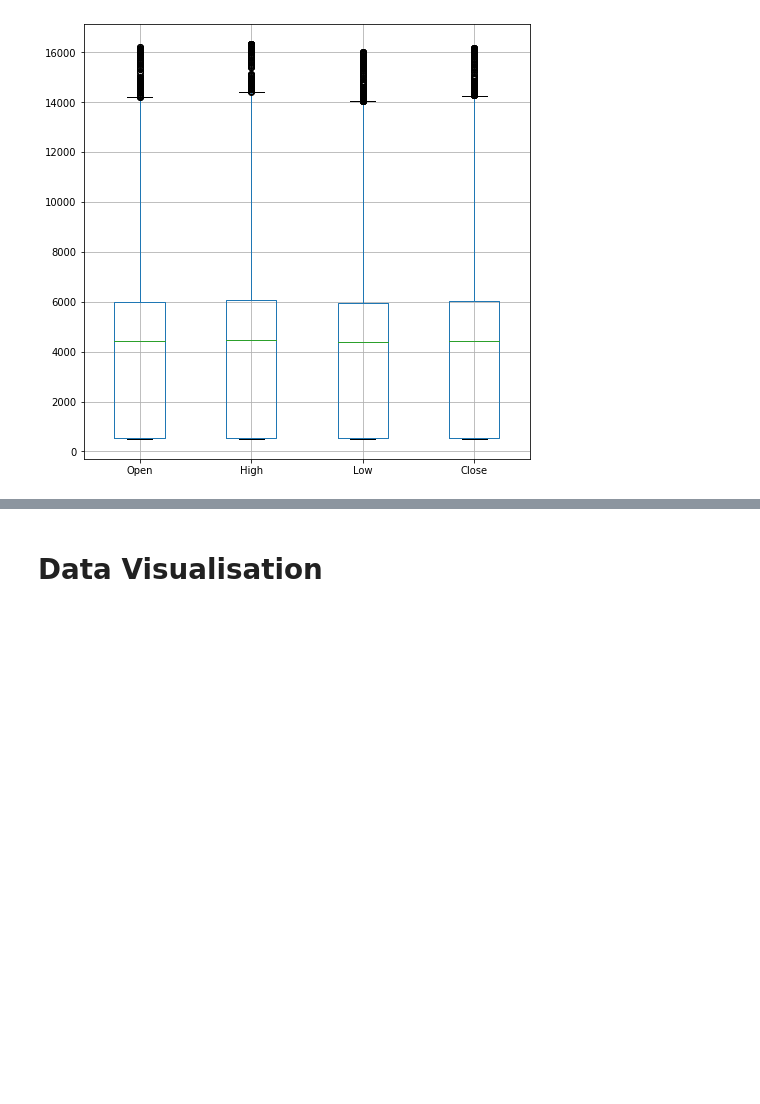
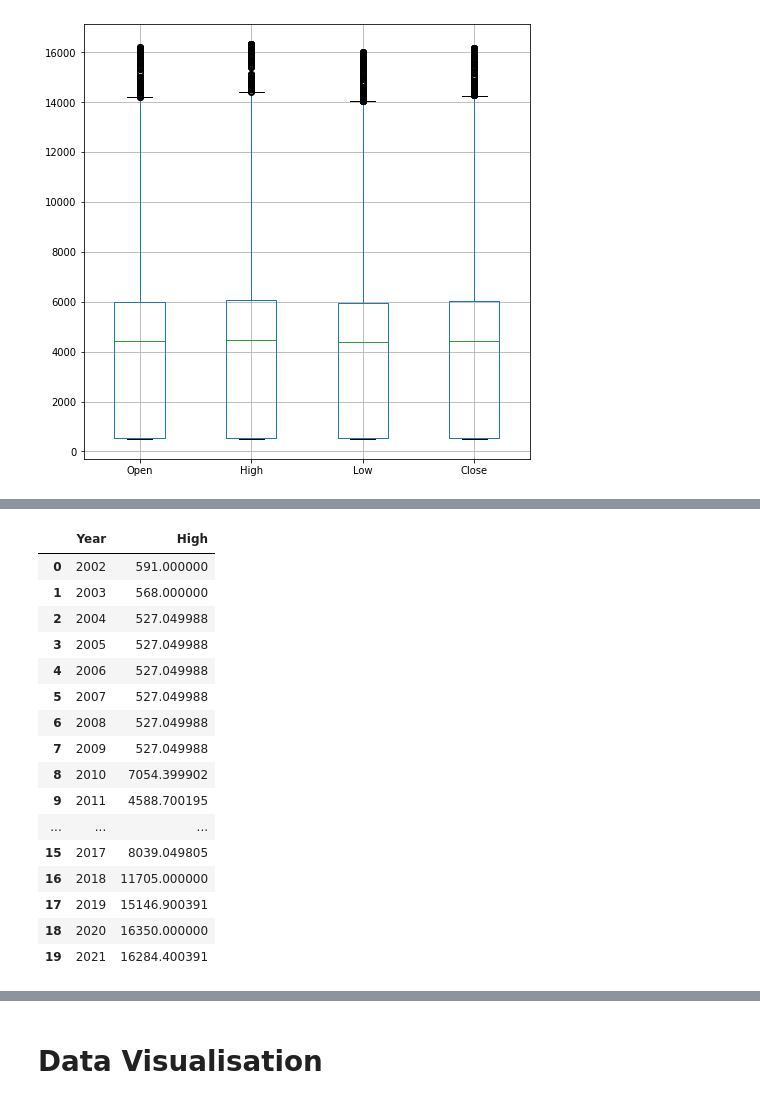
Before and after one commit to Preeti27092000/nestle_linear_reg_capstone, a Jupyter notebook: nestle_inear_reg_capstone.ipynb, the cells around one changed output, grey strips where cells are left out. Cells and saved outputs as stored; diff of their text form; code cells hidden in the pictures; blank space fills up the shorter version.

```diff
--- a/nestle_inear_reg_capstone.ipynb
+++ b/nestle_inear_reg_capstone.ipynb
@@ -431,0 +640,21 @@ df_nestle1.boxplot()
+# %%
+df_nestle_max_high = pd.DataFrame(d.items(),columns = ['Year','High'])
+df_nestle_max_high
+# %% [output]
+|  | Year | High |
+| 0 | 2002 | 591.000000 |
+| 1 | 2003 | 568.000000 |
+| 2 | 2004 | 527.049988 |
+| 3 | 2005 | 527.049988 |
+| 4 | 2006 | 527.049988 |
+| 5 | 2007 | 527.049988 |
+| 6 | 2008 | 527.049988 |
+| 7 | 2009 | 527.049988 |
+| 8 | 2010 | 7054.399902 |
+| 9 | 2011 | 4588.700195 |
+| ... | ... | ... |
+| 15 | 2017 | 8039.049805 |
+| 16 | 2018 | 11705.000000 |
+| 17 | 2019 | 15146.900391 |
+| 18 | 2020 | 16350.000000 |
+| 19 | 2021 | 16284.400391 |
```
Also changed, not shown: parts of 12 cells of this notebook.
